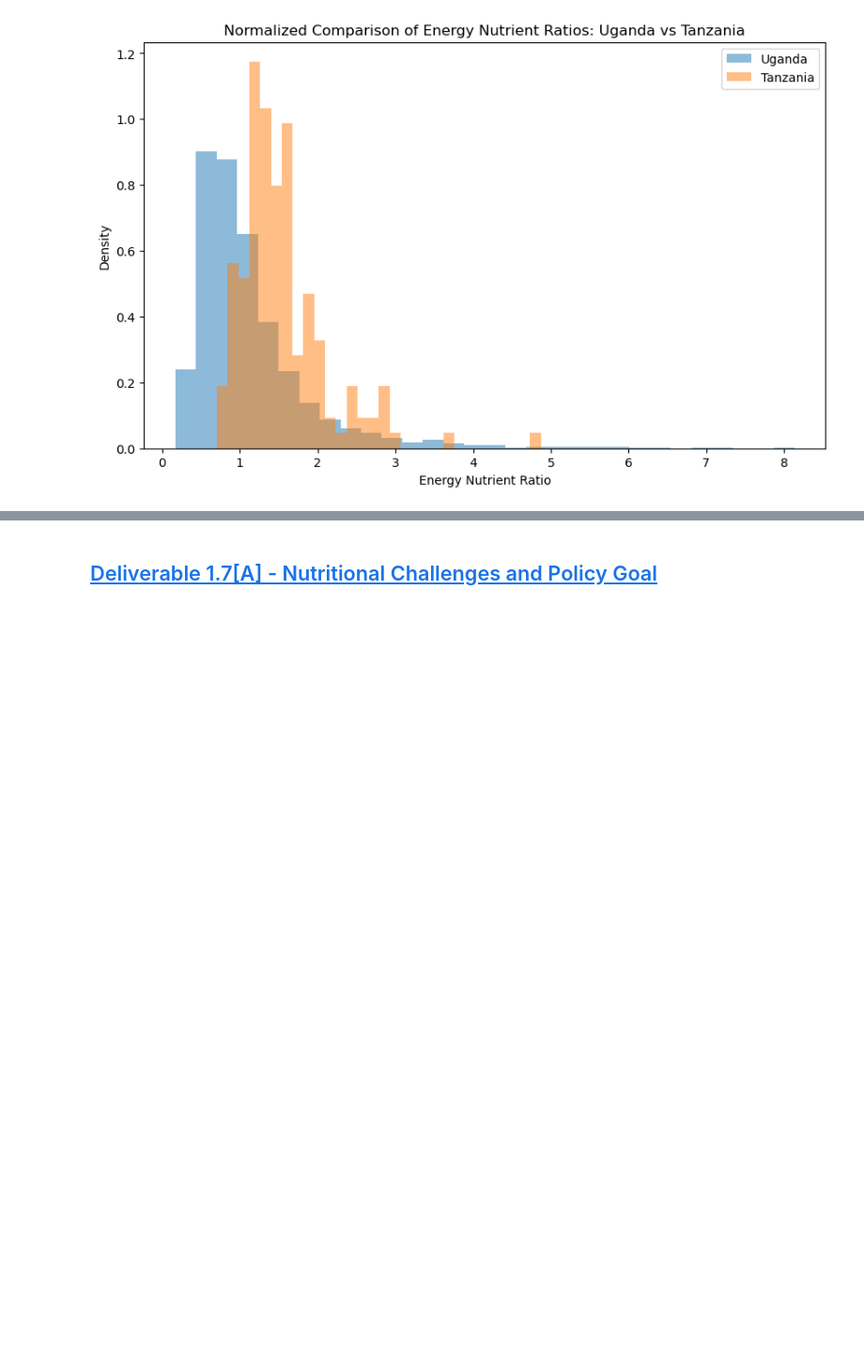
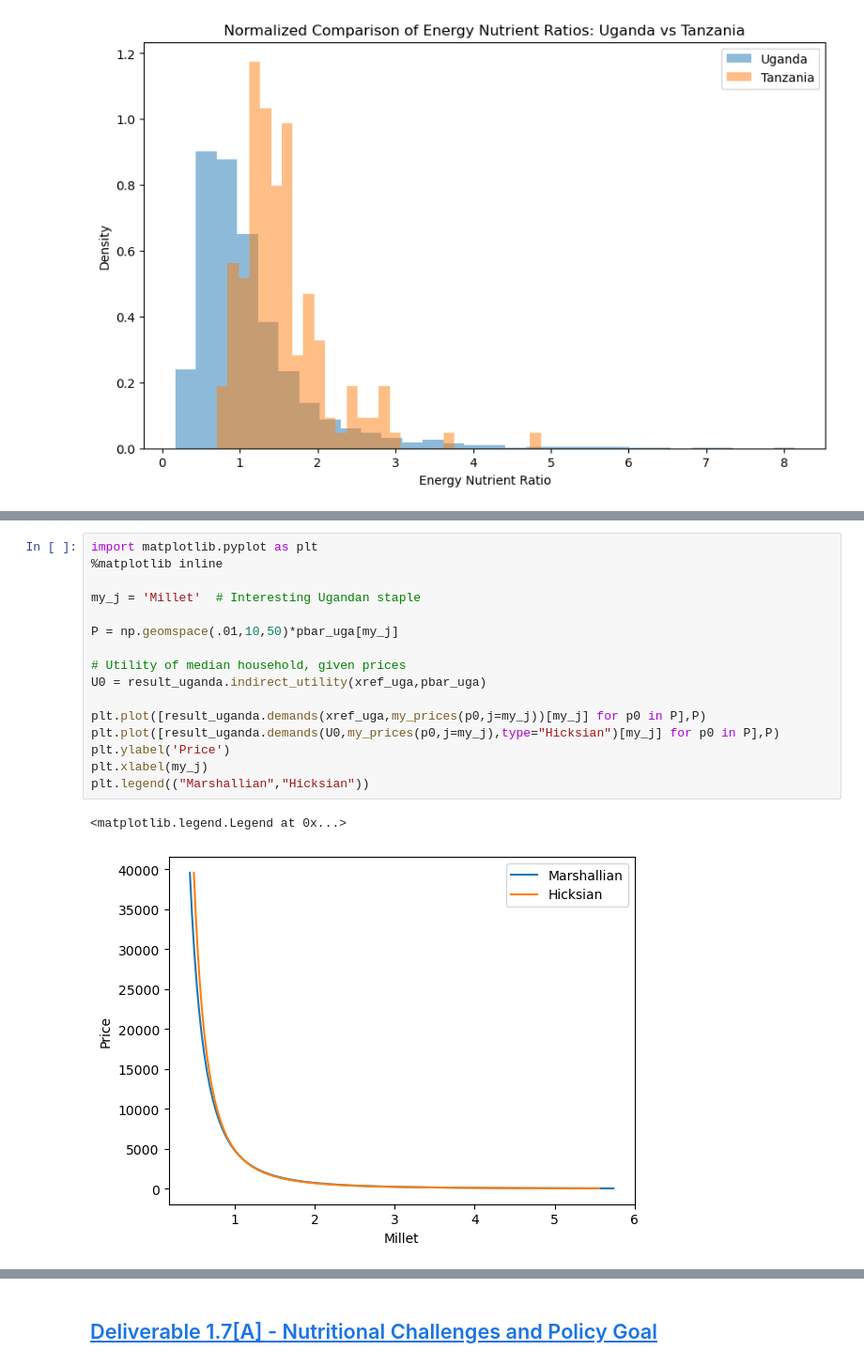
Before and after one commit to vishalival/eep153-norman-borlaug, a Jupyter notebook: final_code.ipynb, the cells around one changed output, grey strips where cells are left out. Shown: that part at 94% size. Cells and saved outputs as stored; diff of their text form; blank space fills up the shorter version.

```diff
--- a/final_code.ipynb
+++ b/final_code.ipynb
@@ -456,0 +515,19 @@ plt.show()
+# %%
+import matplotlib.pyplot as plt
+%matplotlib inline
+
+my_j = 'Millet'  # Interesting Ugandan staple
+
+P = np.geomspace(.01,10,50)*pbar_uga[my_j]
+
+# Utility of median household, given prices
+U0 = result_uganda.indirect_utility(xref_uga,pbar_uga)
+
+plt.plot([result_uganda.demands(xref_uga,my_prices(p0,j=my_j))[my_j] for p0 in P],P)
+plt.plot([result_uganda.demands(U0,my_prices(p0,j=my_j),type="Hicksian")[my_j] for p0 in P],P)
+plt.ylabel('Price')
+plt.xlabel(my_j)
+plt.legend(("Marshallian","Hicksian"))
+# %% [output]
+<matplotlib.legend.Legend at 0x...>
+[figure, added]
```
Also changed, not shown: parts of 11 cells of this notebook.
